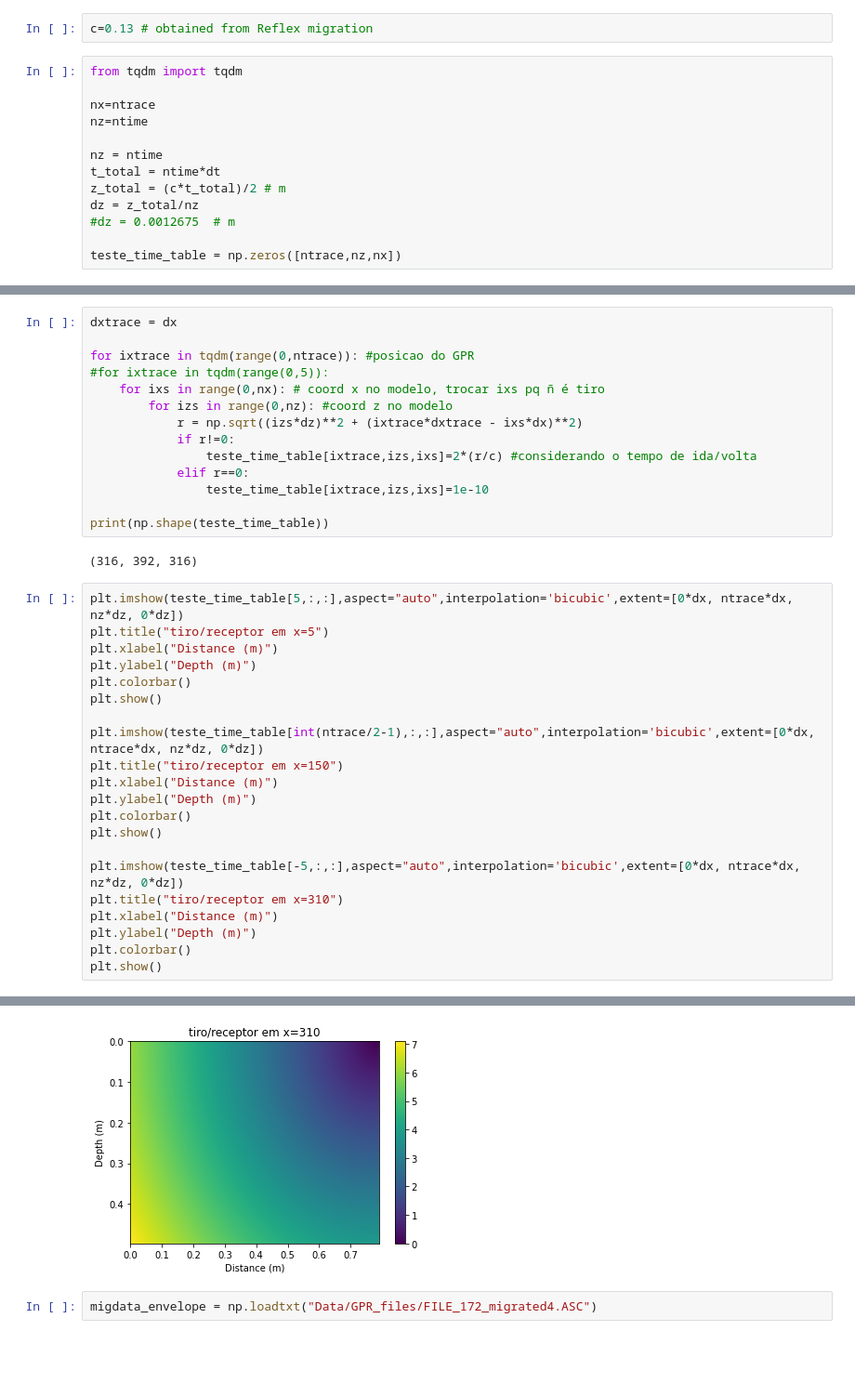
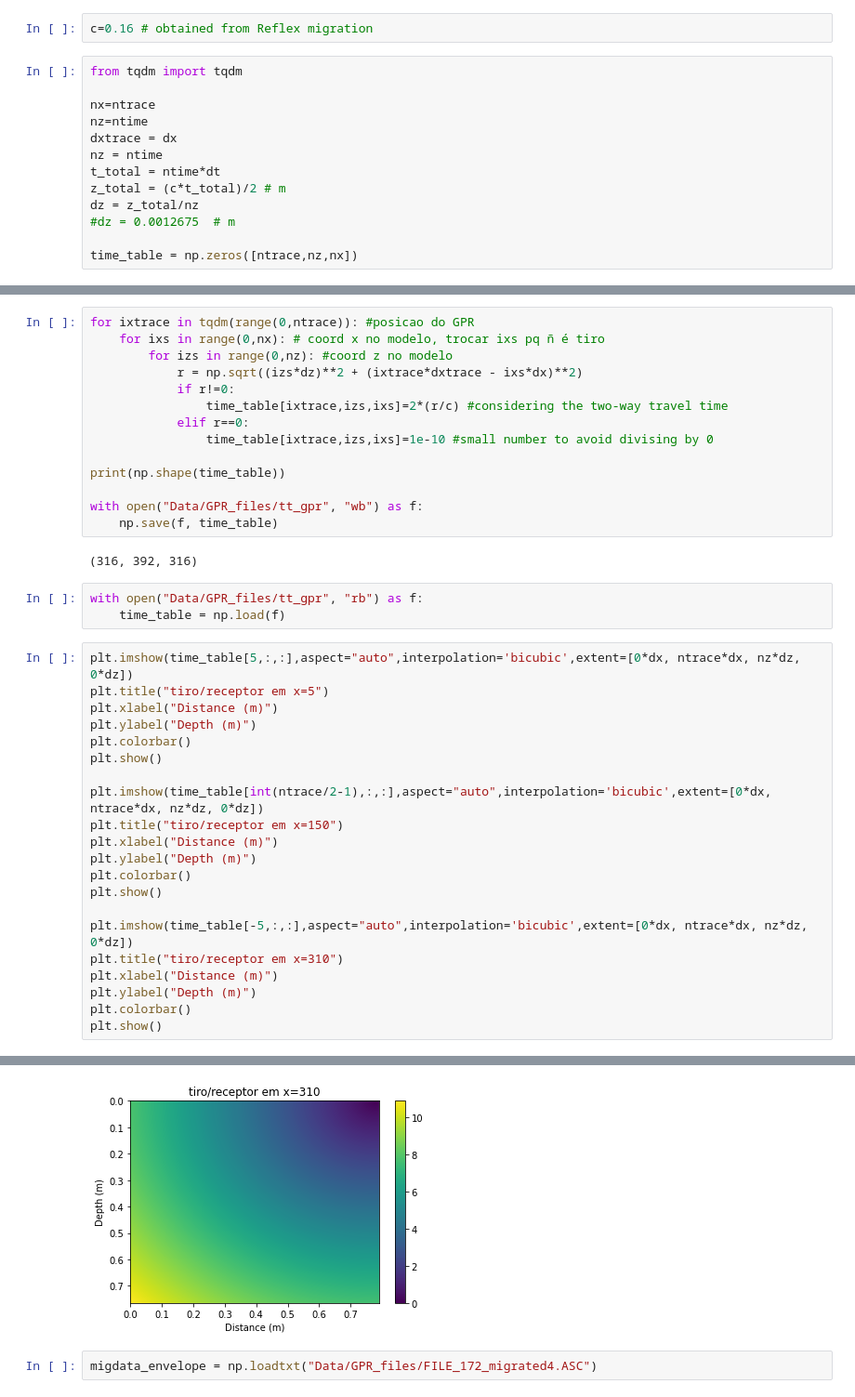
Before and after one commit to GuilhermeZakarewicz/DiffraPy, a Jupyter notebook: Testes_GPR.ipynb, the cells around one changed output, grey strips where cells are left out. Shown at 93% size. Drawn from its saved outputs; the diff is of its cells as text; blank space fills up the shorter version.

```diff
--- a/Testes_GPR.ipynb
+++ b/Testes_GPR.ipynb
@@ -52,16 +52,16 @@ plt.show()
 # %%
-c=0.13 # obtained from Reflex migration
+c=0.16 # obtained from Reflex migration
 # %%
 from tqdm import tqdm
 
 nx=ntrace
 nz=ntime
-
+dxtrace = dx
 nz = ntime
 t_total = ntime*dt
 z_total = (c*t_total)/2 # m
 dz = z_total/nz
 #dz = 0.0012675  # m
 
-teste_time_table = np.zeros([ntrace,nz,nx])
+time_table = np.zeros([ntrace,nz,nx])
 # %%
@@ -79,35 +76,38 @@ print(np.shape(cdp1))
 # %%
-dxtrace = dx
-
 for ixtrace in tqdm(range(0,ntrace)): #posicao do GPR
-#for ixtrace in tqdm(range(0,5)):
     for ixs in range(0,nx): # coord x no modelo, trocar ixs pq ñ é tiro
         for izs in range(0,nz): #coord z no modelo
             r = np.sqrt((izs*dz)**2 + (ixtrace*dxtrace - ixs*dx)**2)
             if r!=0:
-                teste_time_table[ixtrace,izs,ixs]=2*(r/c) #considerando o tempo de ida/volta
+                time_table[ixtrace,izs,ixs]=2*(r/c) #considering the two-way travel time
             elif r==0:
-                teste_time_table[ixtrace,izs,ixs]=1e-10
+                time_table[ixtrace,izs,ixs]=1e-10 #small number to avoid divising by 0
 
-print(np.shape(teste_time_table))
+print(np.shape(time_table))
+
+with open("Data/GPR_files/tt_gpr", "wb") as f:
+    np.save(f, time_table)
 # %% [output]
 (316, 392, 316)
+# %%
+with open("Data/GPR_files/tt_gpr", "rb") as f:
+    time_table = np.load(f)
 # %%
-plt.imshow(teste_time_table[5,:,:],aspect="auto",interpolation='bicubic',extent=[0*dx, ntrace*dx, nz*dz, 0*dz])
+plt.imshow(time_table[5,:,:],aspect="auto",interpolation='bicubic',extent=[0*dx, ntrace*dx, nz*dz, 0*dz])
 plt.title("tiro/receptor em x=5")
 plt.xlabel("Distance (m)")
 plt.ylabel("Depth (m)")
 plt.colorbar()
 plt.show()
 
-plt.imshow(teste_time_table[int(ntrace/2-1),:,:],aspect="auto",interpolation='bicubic',extent=[0*dx, ntrace*dx, nz*dz, 0*dz])
+plt.imshow(time_table[int(ntrace/2-1),:,:],aspect="auto",interpolation='bicubic',extent=[0*dx, ntrace*dx, nz*dz, 0*dz])
 plt.title("tiro/receptor em x=150")
 plt.xlabel("Distance (m)")
 plt.ylabel("Depth (m)")
 plt.colorbar()
 plt.show()
 
-plt.imshow(teste_time_table[-5,:,:],aspect="auto",interpolation='bicubic',extent=[0*dx, ntrace*dx, nz*dz, 0*dz])
+plt.imshow(time_table[-5,:,:],aspect="auto",interpolation='bicubic',extent=[0*dx, ntrace*dx, nz*dz, 0*dz])
 plt.title("tiro/receptor em x=310")
 plt.xlabel("Distance (m)")
 plt.ylabel("Depth (m)")
@@ -119,4 +119,4 @@ plt.show()
-[figure, old version]
+[figure, new version]
 # %%
 migdata_envelope = np.loadtxt("Data/GPR_files/FILE_172_migrated4.ASC")
 # %%
```
Also changed, not shown: parts of 37 cells of this notebook, 1 other file.
